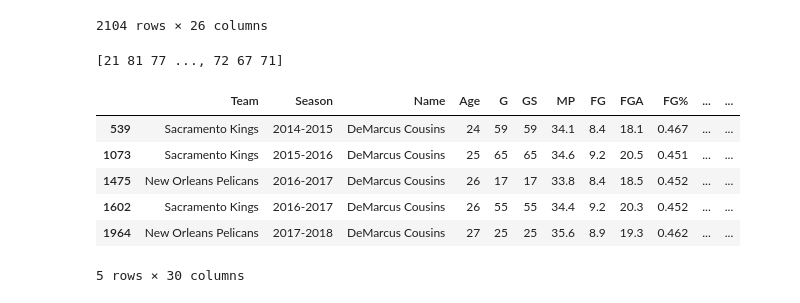
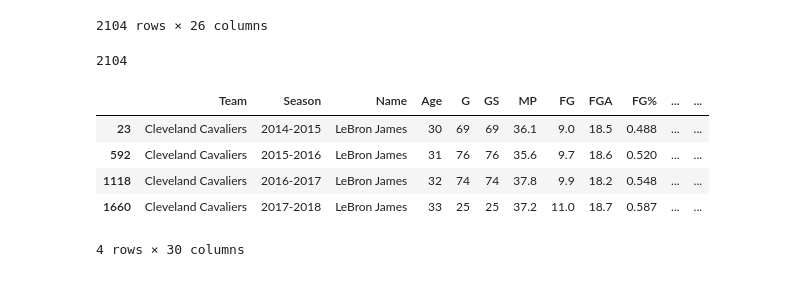
Before and after one commit to if1015-datascience-ufpe/2017-2-projeto-crp3-bvcl-plal, a Jupyter notebook: player clustering.ipynb, the cells around one changed output. Cells and saved outputs as stored; diff of their text form; code cells hidden in the pictures.

Commit message:
adds basic player clustering analysis

```diff
--- a/player clustering.ipynb
+++ b/player clustering.ipynb
@@ -41,17 +41,16 @@ df_final
 model = KMeans(n_clusters = 100, random_state = 7)
 model.fit(df_final)
 clusters = model.labels_
-print(clusters)
+print(len(clusters))
 # %% [output]
-[21 81 77 ..., 72 67 71]
+2104
 # %%
 df_final_full['Cluster'] = clusters
-df_final_full[df_final_full['Name'] == 'DeMarcus Cousins']
+df_final_full[df_final_full['Name'] == 'LeBron James']
 # %% [output]
 |  | Team | Season | Name | Age | G | GS | MP | FG | FGA | FG% | ... | ... |
-| 539 | Sacramento Kings | 2014-2015 | DeMarcus Cousins | 24 | 59 | 59 | 34.1 | 8.4 | 18.1 | 0.467 | ... | ... |
-| 1073 | Sacramento Kings | 2015-2016 | DeMarcus Cousins | 25 | 65 | 65 | 34.6 | 9.2 | 20.5 | 0.451 | ... | ... |
-| 1475 | New Orleans Pelicans | 2016-2017 | DeMarcus Cousins | 26 | 17 | 17 | 33.8 | 8.4 | 18.5 | 0.452 | ... | ... |
-| 1602 | Sacramento Kings | 2016-2017 | DeMarcus Cousins | 26 | 55 | 55 | 34.4 | 9.2 | 20.3 | 0.452 | ... | ... |
-| 1964 | New Orleans Pelicans | 2017-2018 | DeMarcus Cousins | 27 | 25 | 25 | 35.6 | 8.9 | 19.3 | 0.462 | ... | ... |
+| 23 | Cleveland Cavaliers | 2014-2015 | LeBron James | 30 | 69 | 69 | 36.1 | 9.0 | 18.5 | 0.488 | ... | ... |
+| 592 | Cleveland Cavaliers | 2015-2016 | LeBron James | 31 | 76 | 76 | 35.6 | 9.7 | 18.6 | 0.520 | ... | ... |
+| 1118 | Cleveland Cavaliers | 2016-2017 | LeBron James | 32 | 74 | 74 | 37.8 | 9.9 | 18.2 | 0.548 | ... | ... |
+| 1660 | Cleveland Cavaliers | 2017-2018 | LeBron James | 33 | 25 | 25 | 37.2 | 11.0 | 18.7 | 0.587 | ... | ... |
-5 rows × 30 columns
+4 rows × 30 columns
```
Also changed, not shown: parts of 3 cells of this notebook, 1 other file.
